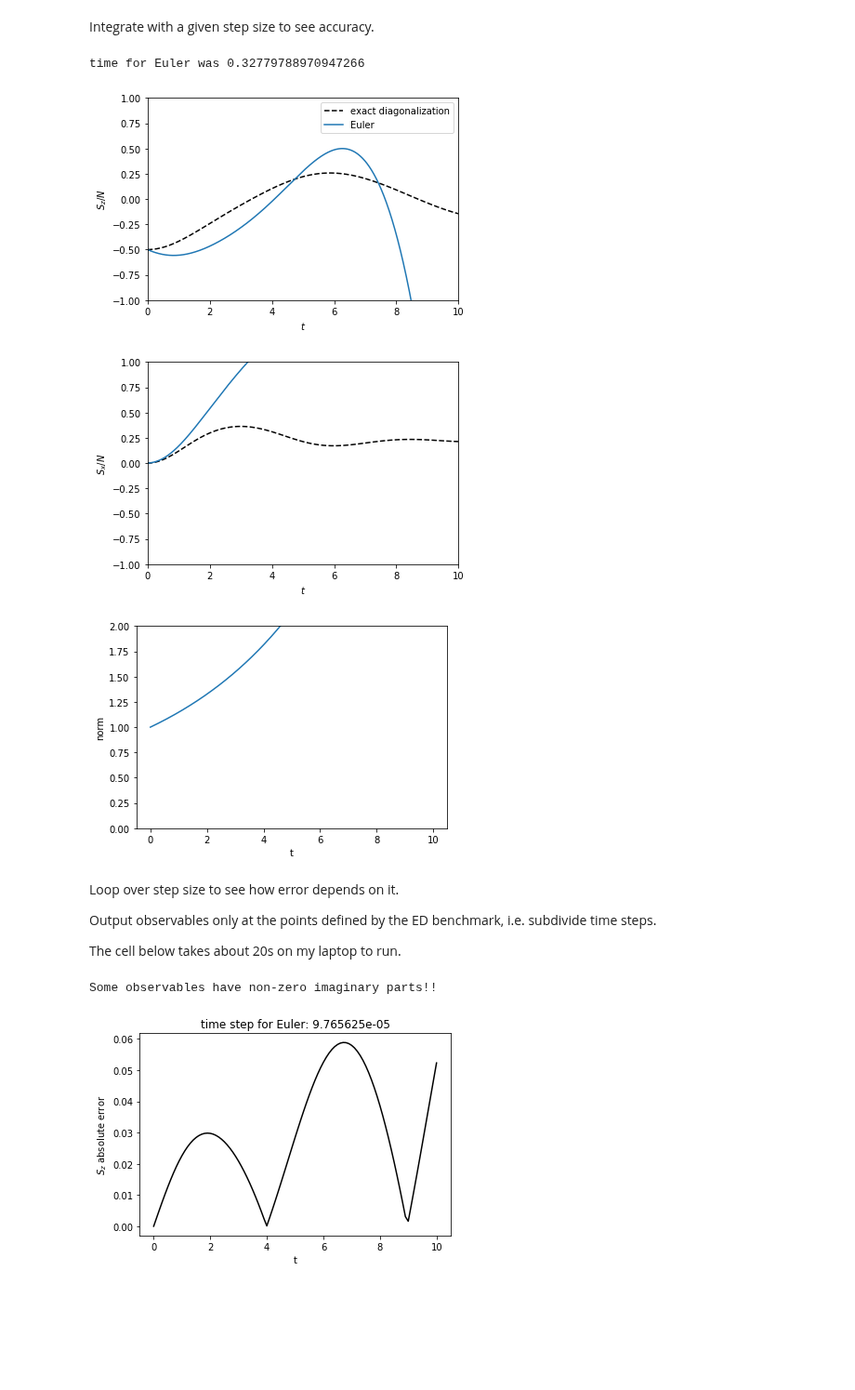
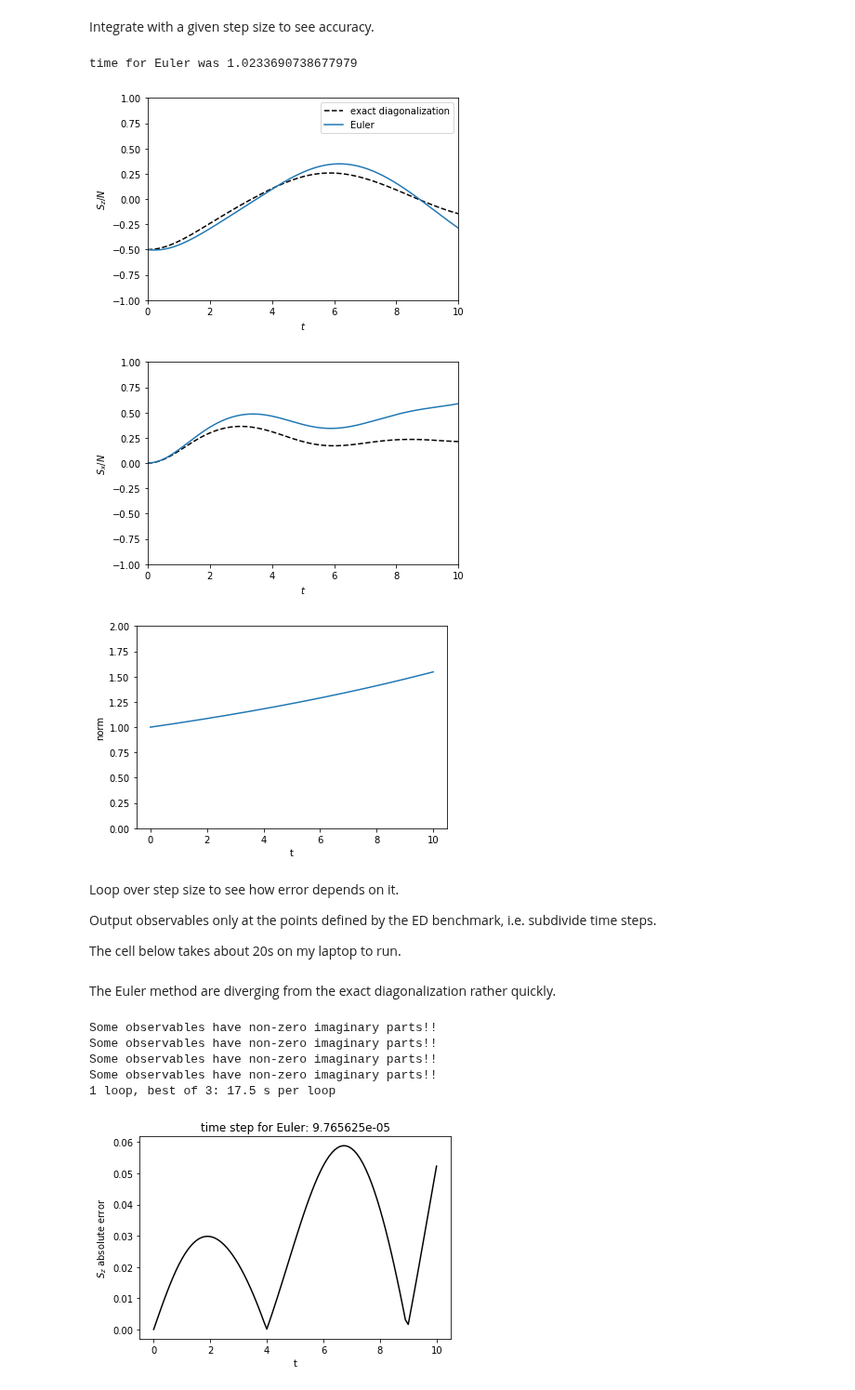
Before and after one commit to ml4cdeca/ComputationalQuantumDynamics, a Jupyter notebook: blatt5/exercise5.ipynb, the cells around one changed output. Shown at 93% size. Drawn from its saved outputs; the diff is of its cells as text; code cells hidden in the pictures; blank space fills up the shorter version.

```diff
--- a/blatt5/exercise5.ipynb
+++ b/blatt5/exercise5.ipynb
@@ -99,7 +99,7 @@ Integrate with a given step size to see accuracy.
 def Euler_step(y,Hmat,dt):
     return y - 1j*dt*Hmat @ y
 
-dt = 0.01
+dt = 0.003
 tsteps = int(np.round(tend/dt)) # always integrate up to tend
 tvec = np.linspace(0,dt*tsteps,tsteps+1)
 
@@ -134,43 +134,45 @@ if np.max(observables.imag) > 0.001:
     print("Some observables have non-zero imaginary parts!!")
 
 observablesEuler = observables.real
 
 
 # plotting comparisons to ED and norm
 
 plt.plot(tvecED,observablesED[0]/N,'k--')
 plt.plot(tvecEuler,observablesEuler[0]/N)
 plt.ylim([-1,1])
 plt.xlim([0,tvecEuler[-1]])
 plt.xlabel('$t$')
 plt.ylabel('$S_z/N$')
 plt.legend(['exact diagonalization','Euler'])
 plt.show()
 
 plt.plot(tvecED,observablesED[1]/N,'k--')
 plt.plot(tvecEuler,observablesEuler[1]/N)
 plt.ylim([-1,1])
 plt.xlim([0,tvecEuler[-1]])
 plt.xlabel('$t$')
 plt.ylabel('$S_x/N$')
 plt.show()
 
 plt.plot(tvecEuler,observablesEuler[2])
 plt.ylim([0,2])
 plt.xlabel('t')
 plt.ylabel('norm')
 plt.show()
 # %% [output]
-time for Euler was 0.32779788970947266
+time for Euler was 1.0233690738677979
-[figure, old version]
+[figure, new version]
-[figure, old version]
+[figure, new version]
-[figure, old version]
+[figure, new version]
 # %% [markdown]
 Loop over step size to see how error depends on it.
 
 Output observables only at the points defined by the ED benchmark, i.e. subdivide time steps.
 
 The cell below takes about 20s on my laptop to run.
+# %% [markdown]
+The Euler method are diverging from the exact diagonalization rather quickly.
 # %%
 dtout = tvecED[1]-tvecED[0]
 
@@ -225,6 +227,10 @@ if np.max(deviations.imag) > 0.001:
 deviations = np.abs(deviations)
 # %% [output]
 Some observables have non-zero imaginary parts!!
+Some observables have non-zero imaginary parts!!
+Some observables have non-zero imaginary parts!!
+Some observables have non-zero imaginary parts!!
+1 loop, best of 3: 17.5 s per loop
 # %%
 itstepsize = 10
 plt.plot(tvecED,deviations[itstepsize,0],'k')
```
Also changed, not shown: parts of 1 cell of this notebook.
